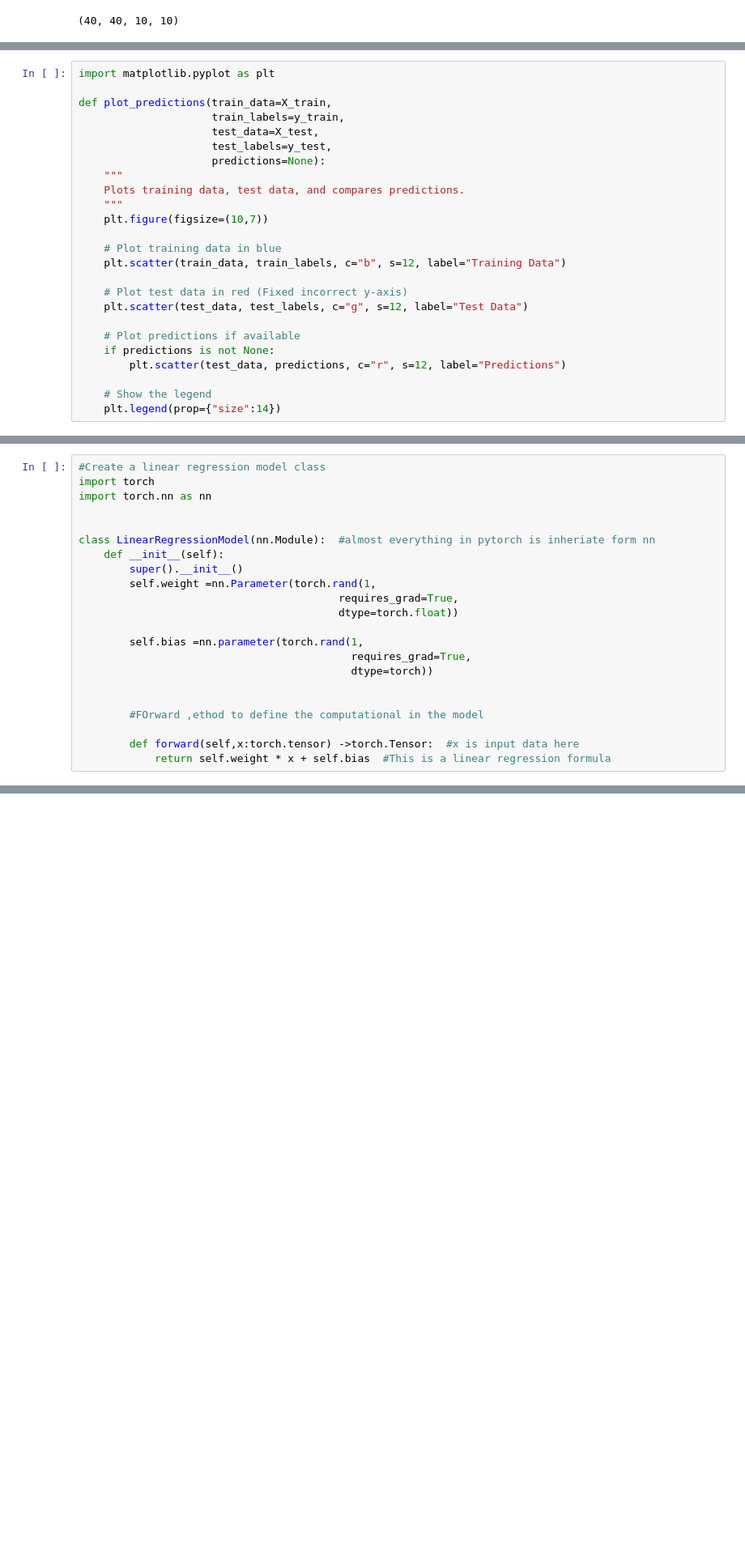
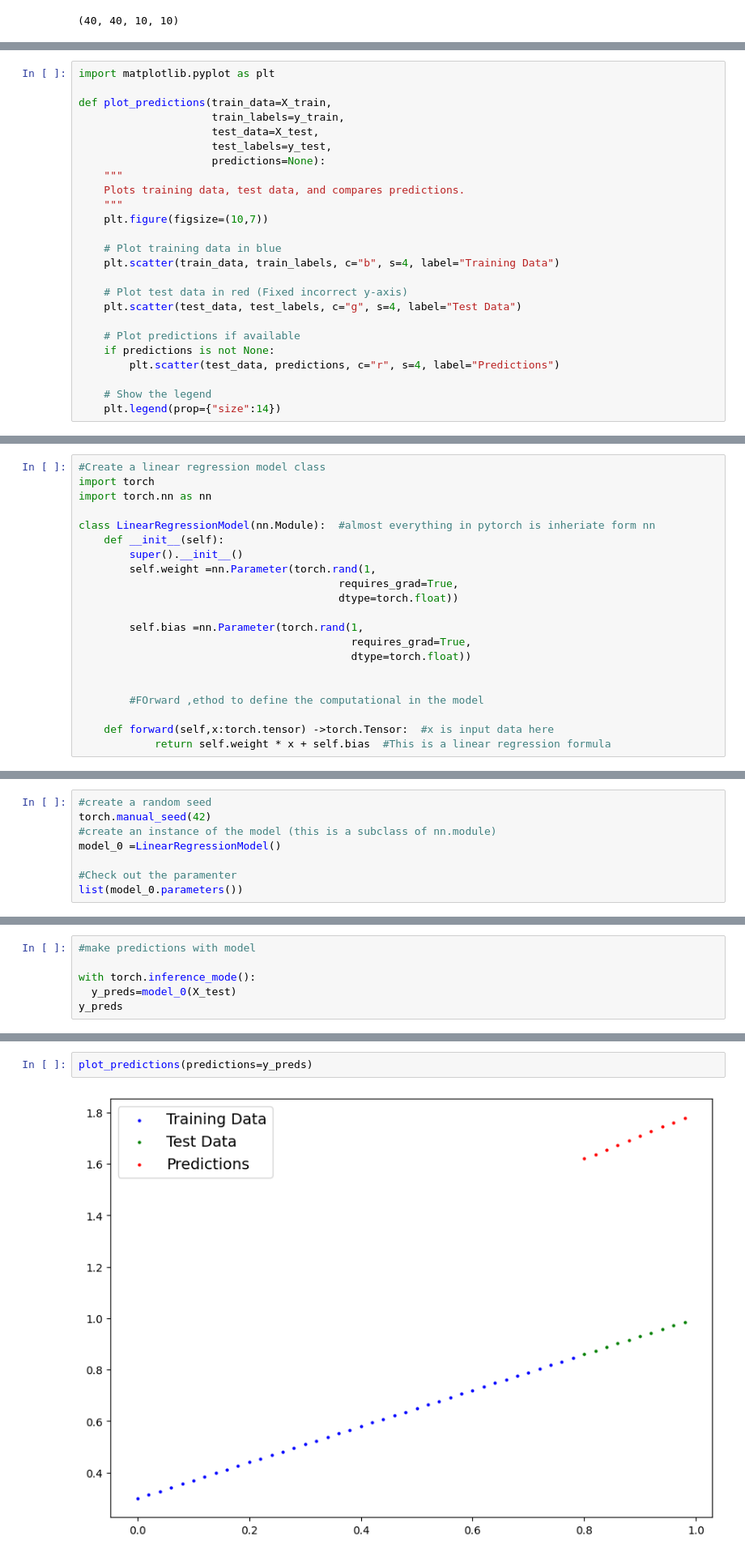
Before and after one commit to lalitbhattarai/Pytorch_Fundamentals, a Jupyter notebook: Pytorch_Workflow_class_01.ipynb, the cells around one changed output, grey strips where cells are left out. Shown at 81% size. Cells and saved outputs as stored; diff of their text form; blank space fills up the shorter version.

```diff
--- a/Pytorch_Workflow_class_01.ipynb
+++ b/Pytorch_Workflow_class_01.ipynb
@@ -136,14 +159,14 @@ def plot_predictions(train_data=X_train,
     plt.figure(figsize=(10,7))
 
     # Plot training data in blue
-    plt.scatter(train_data, train_labels, c="b", s=12, label="Training Data")
+    plt.scatter(train_data, train_labels, c="b", s=4, label="Training Data")
 
     # Plot test data in red (Fixed incorrect y-axis)
-    plt.scatter(test_data, test_labels, c="g", s=12, label="Test Data")
+    plt.scatter(test_data, test_labels, c="g", s=4, label="Test Data")
 
     # Plot predictions if available
     if predictions is not None:
-        plt.scatter(test_data, predictions, c="r", s=12, label="Predictions")
+        plt.scatter(test_data, predictions, c="r", s=4, label="Predictions")
 
     # Show the legend
     plt.legend(prop={"size":14})
@@ -168,7 +191,6 @@ How does it do so?(Algorithms)
 #Create a linear regression model class
 import torch
 import torch.nn as nn
-
 
 class LinearRegressionModel(nn.Module):  #almost everything in pytorch is inheriate form nn
     def __init__(self):
@@ -177,12 +199,12 @@ class LinearRegressionModel(nn.Module):  #almost everything in pytorch is inheri
                                          requires_grad=True,
                                          dtype=torch.float))
 
-        self.bias =nn.parameter(torch.rand(1,
+        self.bias =nn.Parameter(torch.rand(1,
                                            requires_grad=True,
-                                           dtype=torch))
+                                           dtype=torch.float))
 
 
         #FOrward ,ethod to define the computational in the model
 
-        def forward(self,x:torch.tensor) ->torch.Tensor:  #x is input data here
+    def forward(self,x:torch.tensor) ->torch.Tensor:  #x is input data here
             return self.weight * x + self.bias  #This is a linear regression formula
@@ -188,0 +223,8 @@ class LinearRegressionModel(nn.Module):  #almost everything in pytorch is inheri
+# %%
+#create a random seed
+torch.manual_seed(42)
+#create an instance of the model (this is a subclass of nn.module)
+model_0 =LinearRegressionModel()
+
+#Check out the paramenter
+list(model_0.parameters())
@@ -188,0 +276,6 @@ class LinearRegressionModel(nn.Module):  #almost everything in pytorch is inheri
+# %%
+#make predictions with model
+
+with torch.inference_mode():
+  y_preds=model_0(X_test)
+y_preds
@@ -188,0 +293,4 @@ class LinearRegressionModel(nn.Module):  #almost everything in pytorch is inheri
+# %%
+plot_predictions(predictions=y_preds)
+# %% [output]
+[figure, added]
```
Also changed, not shown: parts of 14 cells of this notebook.
